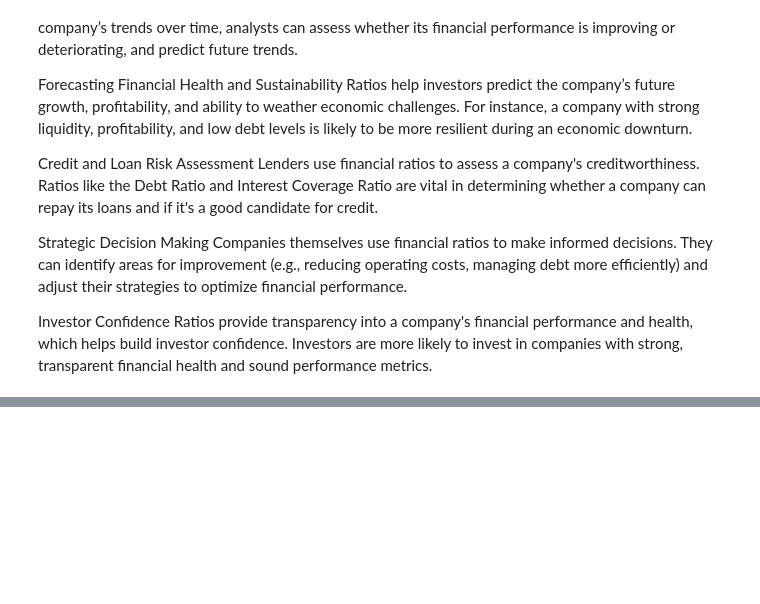
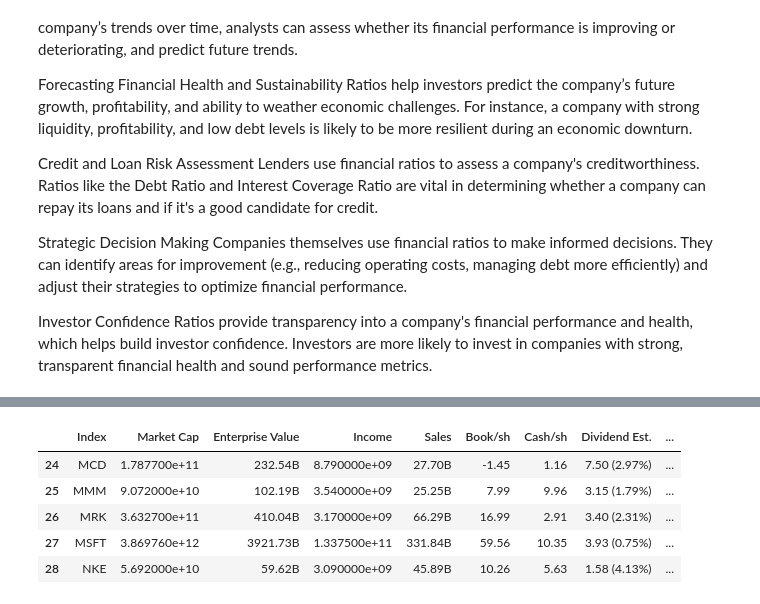
Before and after one commit to AhmedNgarmbo/StatisticsProjects, a Jupyter notebook: Machine Learning/Top_15_Most_Common_Financial_Ratios.ipynb, the cells around one changed output, grey strips where cells are left out. Cells and saved outputs as stored; diff of their text form; code cells hidden in the pictures; blank space fills up the shorter version.

```diff
--- a/Machine Learning/Top_15_Most_Common_Financial_Ratios.ipynb
+++ b/Machine Learning/Top_15_Most_Common_Financial_Ratios.ipynb
@@ -152,0 +177,20 @@ display(df.head())
+# %%
+df.replace('-', 0, inplace=True)
+
+
+# Apply percentage and magnitude conversions to the dataframe
+df['ROA'] = df['ROA'].apply(convert_percentage)
+df['ROE'] = df['ROE'].apply(convert_percentage)
+df['Sales Y/Y TTM'] = df['Sales Y/Y TTM'].apply(convert_percentage)
+df['Income'] = df['Income'].apply(convert_magnitude)
+df['Market Cap'] = df['Market Cap'].apply(convert_magnitude)
+
+
+display(df.tail())
+# %% [output]
+|  | Index | Market Cap | Enterprise Value | Income | Sales | Book/sh | Cash/sh | Dividend Est. | ... |
+| 24 | MCD | 1.787700e+11 | 232.54B | 8.790000e+09 | 27.70B | -1.45 | 1.16 | 7.50 (2.97%) | ... |
+| 25 | MMM | 9.072000e+10 | 102.19B | 3.540000e+09 | 25.25B | 7.99 | 9.96 | 3.15 (1.79%) | ... |
+| 26 | MRK | 3.632700e+11 | 410.04B | 3.170000e+09 | 66.29B | 16.99 | 2.91 | 3.40 (2.31%) | ... |
+| 27 | MSFT | 3.869760e+12 | 3921.73B | 1.337500e+11 | 331.84B | 59.56 | 10.35 | 3.93 (0.75%) | ... |
+| 28 | NKE | 5.692000e+10 | 59.62B | 3.090000e+09 | 45.89B | 10.26 | 5.63 | 1.58 (4.13%) | ... |
```
Also changed, not shown: parts of 4 cells of this notebook.
